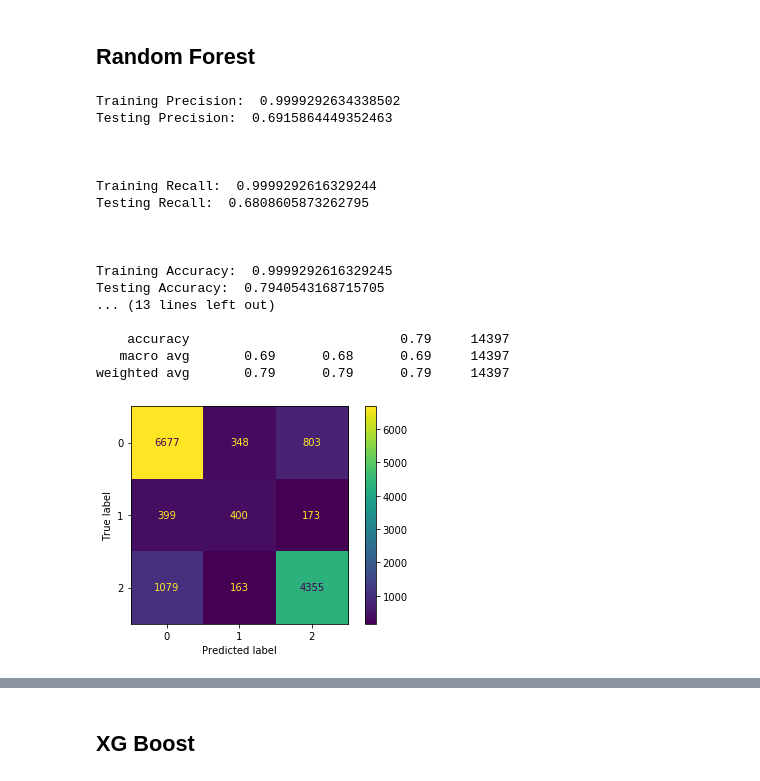
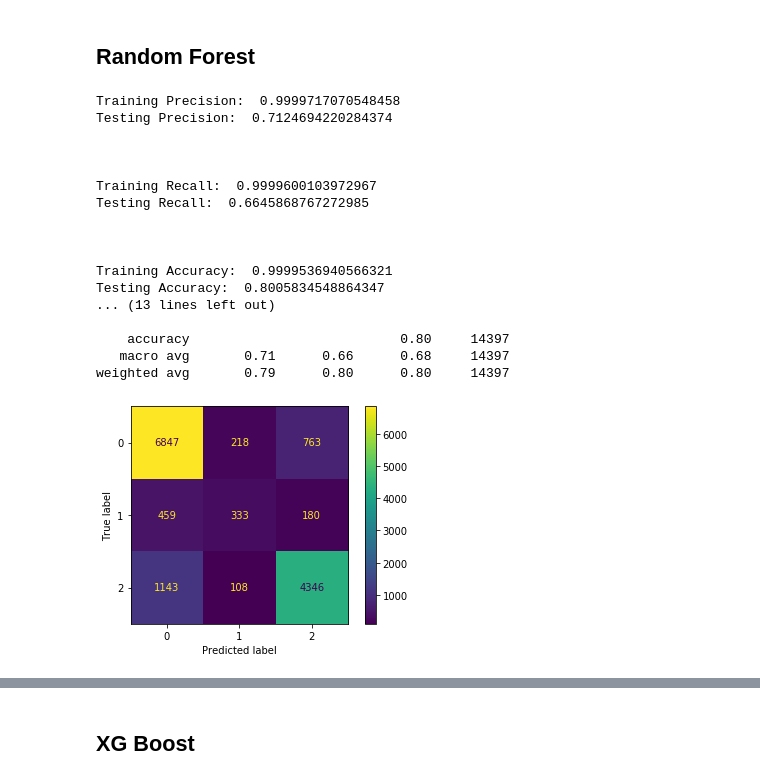
Before and after one commit to stevenkyle2013/Water-Well-Classifier, a Jupyter notebook: Main-Notebook.ipynb, the cells around one changed output, grey strips where cells are left out. Saved outputs shown, nothing was run; the diff lists cells and outputs as text; code cells hidden in the pictures.

```diff
--- a/Main-Notebook.ipynb
+++ b/Main-Notebook.ipynb
@@ -1392,7 +1392,7 @@ X_train_scaled_smoted = scaler.fit_transform(X_train_smoted,y_train_smoted)
 X_test_scaled = scaler.transform(X_test)
 # %%
 logreg = LogisticRegression(fit_intercept=False, solver='saga')
-logreg.fit(X_train_scaled_smoted,y_train_smoted)
+logreg.fit(X_train_scaled,y_train)
 # %% [output]
 LogisticRegression(fit_intercept=False, solver='saga')
 # %%
@@ -1422,12 +1422,12 @@ weighted avg       0.76      0.67      0.70     14397
 #Need to standard scaler dataset
 StdScaler = StandardScaler()
 
-X_train_stdScaled_smoted = StdScaler.fit_transform(X_train_smoted)
+X_train_stdScaled = StdScaler.fit_transform(X_train)
 X_test_stdScaled = StdScaler.transform(X_test)
 # %%
 #Modeling
 KNN_model = KNeighborsClassifier()
-KNN_model.fit(X_train_stdScaled_smoted,y_train_smoted)
+KNN_model.fit(X_train_stdScaled,y_train)
 # %% [output]
 KNeighborsClassifier()
 # %%
@@ -1443,7 +1460,7 @@ Evaluating model is taking too long, come back and try again later.
 # %%
 Tree_model = DecisionTreeClassifier(criterion='entropy')
 
-Tree_model.fit(X_train_smoted,y_train_smoted)
-eval_model(Tree_model,X_train_smoted,y_train_smoted,X_test,y_test)
+Tree_model.fit(X_train,y_train)
+eval_model(Tree_model,X_train,y_train,X_test,y_test)
 # %% [output]
 Training Precision:  1.0
@@ -1468,24 +1485,24 @@ weighted avg       0.76      0.75      0.76     14397
 ## Random Forest
 # %%
 Forest_model = RandomForestClassifier()
-Forest_model.fit(X_train_smoted,y_train_smoted)
-eval_model(Forest_model,X_train_smoted,y_train_smoted,X_test,y_test)
+Forest_model.fit(X_train,y_train)
+eval_model(Forest_model,X_train,y_train,X_test,y_test)
 # %% [output]
-Training Precision:  0.9999292634338502
-Testing Precision:  0.6915864449352463
+Training Precision:  0.9999717070548458
+Testing Precision:  0.7124694220284374
 
 
 
-Training Recall:  0.9999292616329244
-Testing Recall:  0.6808605873262795
+Training Recall:  0.9999600103972967
+Testing Recall:  0.6645868767272985
 
 
 
-Training Accuracy:  0.9999292616329245
-Testing Accuracy:  0.7940543168715705
+Training Accuracy:  0.9999536940566321
+Testing Accuracy:  0.8005834548864347
 ... (13 lines left out)
 
-    accuracy                           0.79     14397
-   macro avg       0.69      0.68      0.69     14397
-weighted avg       0.79      0.79      0.79     14397
+    accuracy                           0.80     14397
+   macro avg       0.71      0.66      0.68     14397
+weighted avg       0.79      0.80      0.80     14397
-[figure, old version]
+[figure, new version]
```
Also changed, not shown: parts of 64 cells of this notebook, 11 other files.
